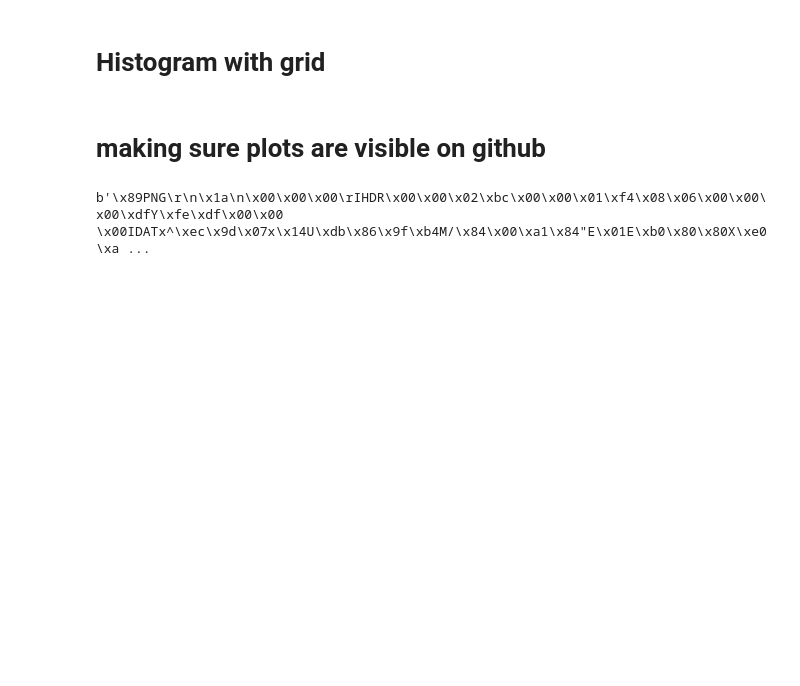
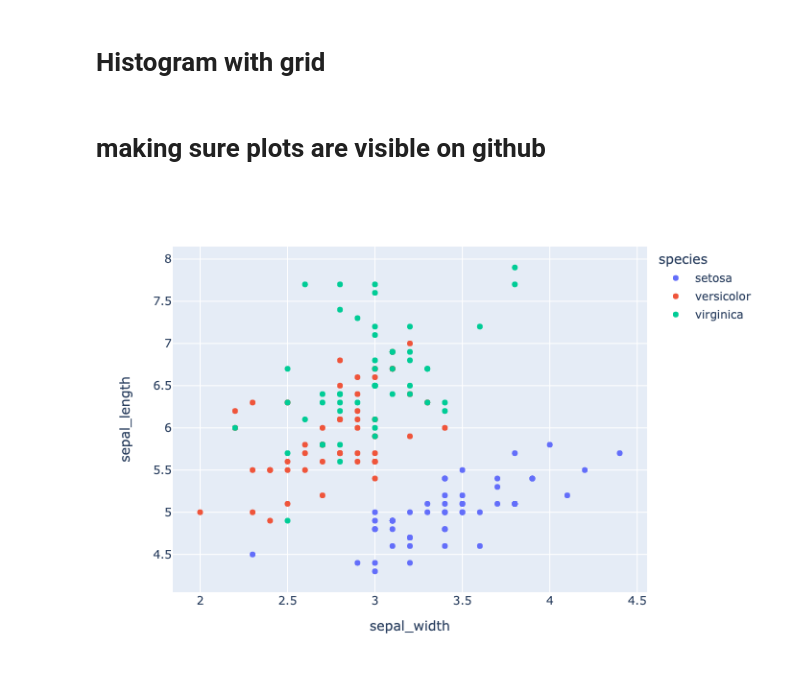
Before and after one commit to denisebby/plots, a Jupyter notebook: practice.ipynb, the cells around one changed output. Drawn from its saved outputs; the diff is of its cells as text; code cells hidden in the pictures; blank space fills up the shorter version.

```diff
--- a/practice.ipynb
+++ b/practice.ipynb
@@ -41,12 +42,12 @@ fig
 # %% [markdown]
 # making sure plots are visible on github
 # %%
-import kaleido
+
 fig = px.scatter(px.data.iris(), x="sepal_width", y="sepal_length", color="species")
-# fig.show()
-fig.to_image(format="png", engine="kaleido")
+fig.show("png")
+# fig.to_image(format="svg", engine="kaleido")
 # %% [output]
-b'\x89PNG\r\n\x1a\n\x00\x00\x00\rIHDR\x00\x00\x02\xbc\x00\x00\x01\xf4\x08\x06\x00\x00\x00\xdfY\xfe\xdf\x00\x00 \x00IDATx^\xec\x9d\x07x\x14U\xdb\x86\x9f\xb4M/\x84\x00\xa1\x84"E\x01E\xb0\x80\x80X\xe0\xa ...
+[figure, added]
 # %%
 
 fig = px.scatter(px.data.iris(), x="sepal_width", y="sepal_length", color="species")
```
Also changed, not shown: parts of 1 cell of this notebook.
